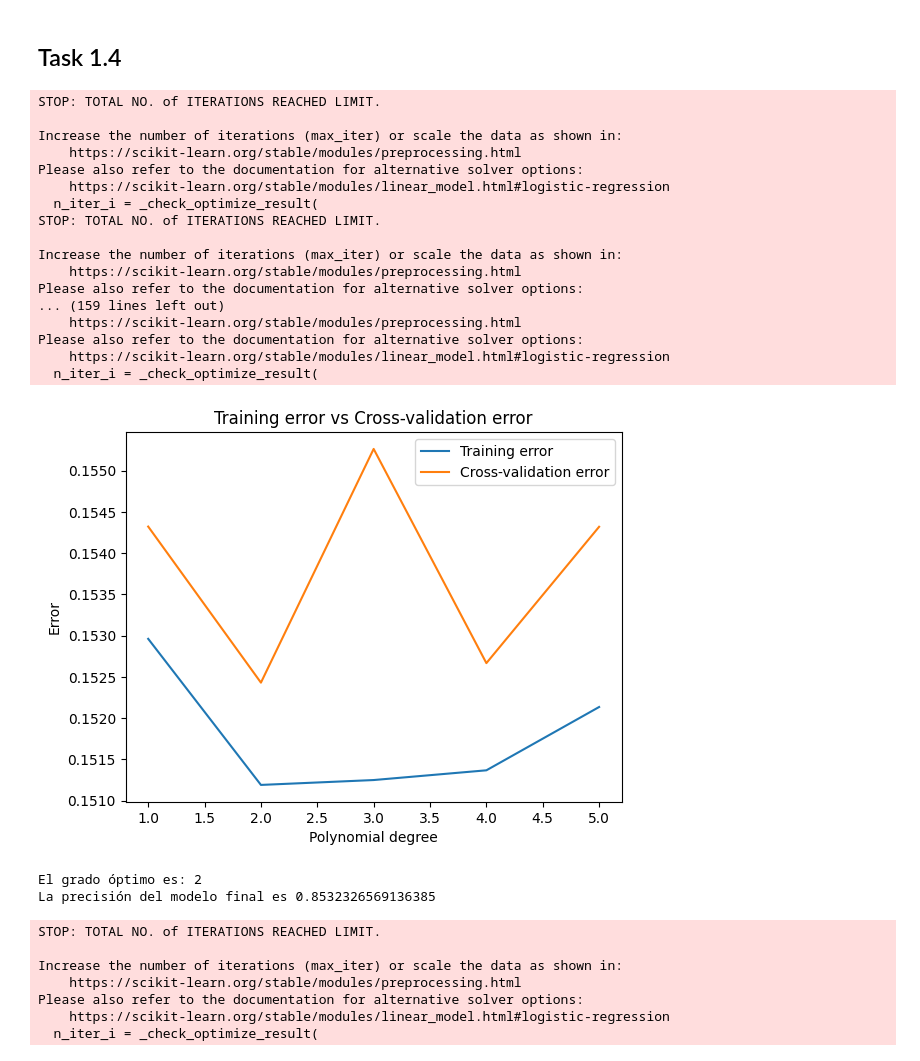
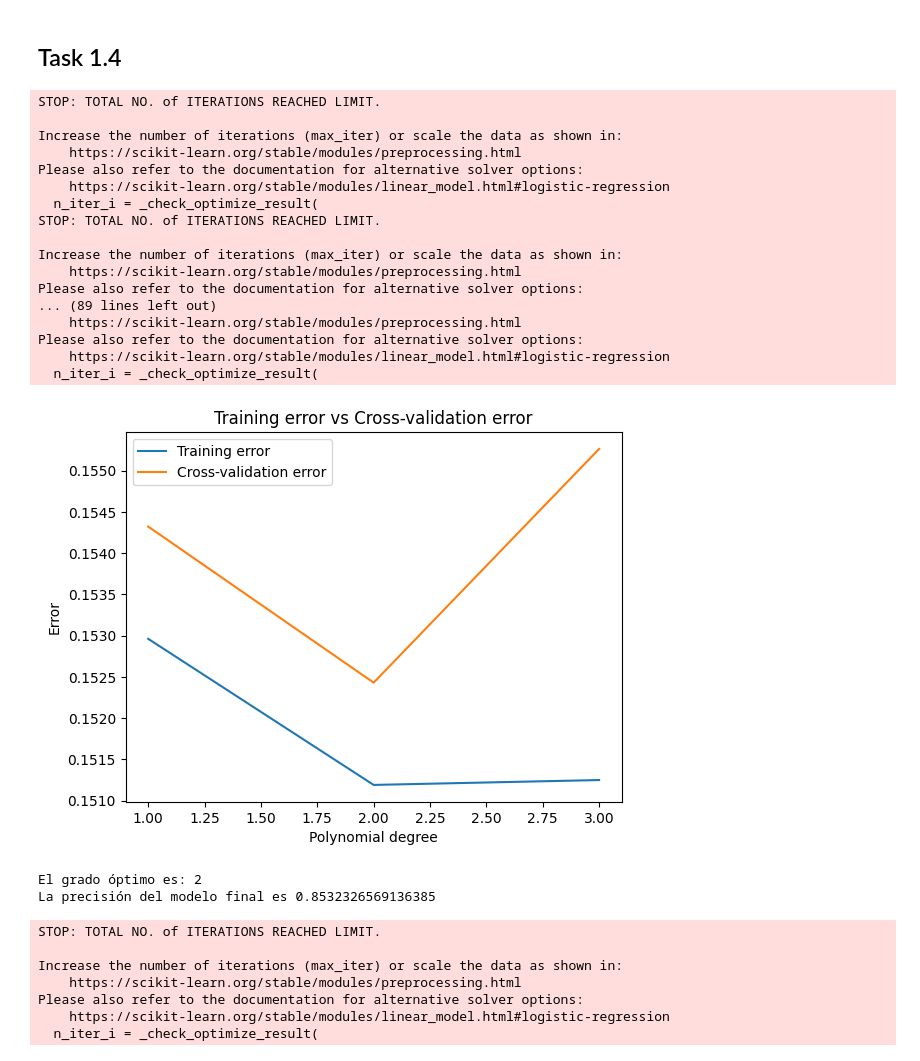
Before and after one commit to javim7/Artificial-Intelligence, a Jupyter notebook: Lab4-RegresionLogistica/regresionLogistica.ipynb, the cells around one changed output. Cells and saved outputs as stored; diff of their text form; code cells hidden in the pictures.

```diff
--- a/Lab4-RegresionLogistica/regresionLogistica.ipynb
+++ b/Lab4-RegresionLogistica/regresionLogistica.ipynb
@@ -100,7 +100,7 @@ from sklearn.model_selection import cross_val_score, KFold
 
 # Generar características polinómicas
 train_errors, val_errors = [], []
-degrees = range(1, 6)
+degrees = range(1, 4)
 
 for degree in degrees:
     poly = PolynomialFeatures(degree=degree)
@@ -130,35 +130,35 @@ plt.show()
 
 # Encontrar el grado óptimo
 min_val_error = min(val_errors)
 min_val_error_degree = degrees[val_errors.index(min_val_error)]
 print(f"El grado óptimo es: {min_val_error_degree}")
 
 # Ajustar el modelo final usando el grado óptimo
 poly = PolynomialFeatures(degree=min_val_error_degree)
 X_poly = poly.fit_transform(X)
 model = LogisticRegression(max_iter=1000)
 model.fit(X_poly, y)
 accuracy = model.score(X_poly, y)
 print(f"La precisión del modelo final es {accuracy}")
 # %% [output]
 STOP: TOTAL NO. of ITERATIONS REACHED LIMIT.
 
 Increase the number of iterations (max_iter) or scale the data as shown in:
     https://scikit-learn.org/stable/modules/preprocessing.html
 Please also refer to the documentation for alternative solver options:
     https://scikit-learn.org/stable/modules/linear_model.html#logistic-regression
   n_iter_i = _check_optimize_result(
 STOP: TOTAL NO. of ITERATIONS REACHED LIMIT.
 
 Increase the number of iterations (max_iter) or scale the data as shown in:
     https://scikit-learn.org/stable/modules/preprocessing.html
 Please also refer to the documentation for alternative solver options:
-... (159 lines left out)
+... (89 lines left out)
     https://scikit-learn.org/stable/modules/preprocessing.html
 Please also refer to the documentation for alternative solver options:
     https://scikit-learn.org/stable/modules/linear_model.html#logistic-regression
   n_iter_i = _check_optimize_result(
-[figure, old version]
+[figure, new version]
 El grado óptimo es: 2
 La precisión del modelo final es 0.8532326569136385
 STOP: TOTAL NO. of ITERATIONS REACHED LIMIT.
```
